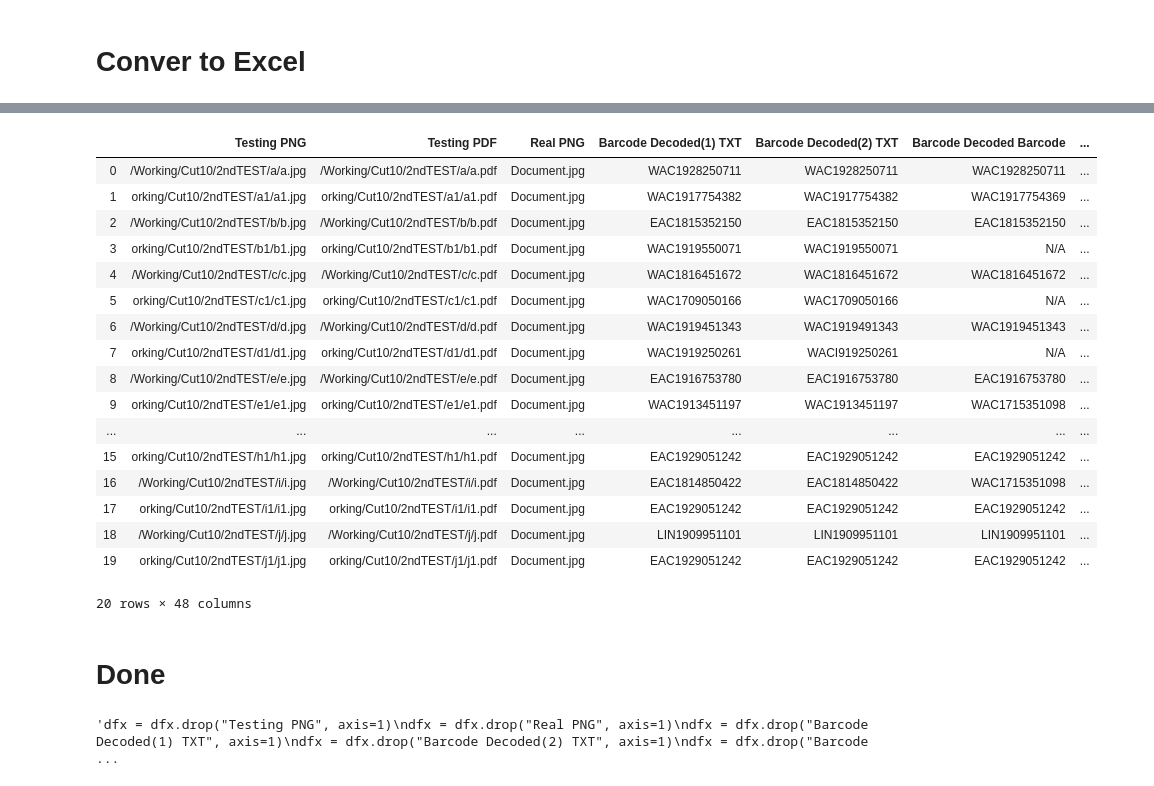
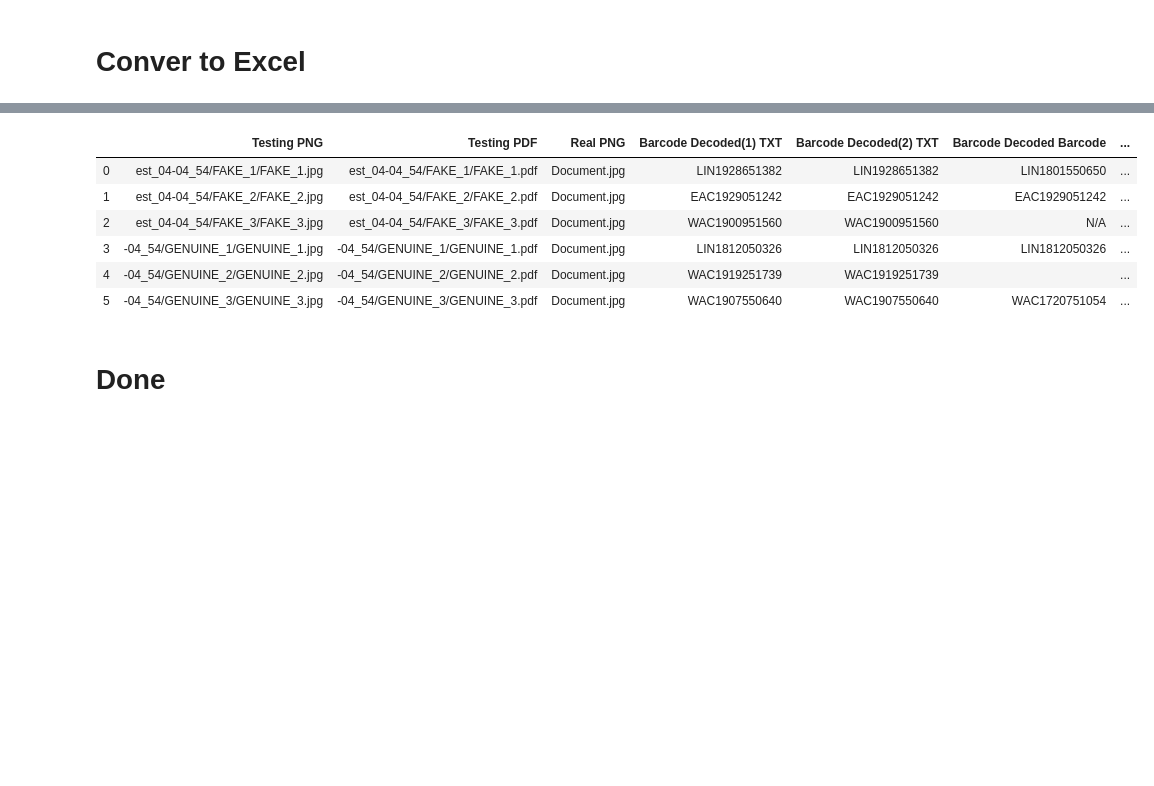
Before and after one commit to Kunal2341/fakerealdocument, a Jupyter notebook: JupyterNotebook/Everything.ipynb, the cells around one changed output, grey strips where cells are left out. Saved outputs shown, nothing was run; the diff lists cells and outputs as text; code cells hidden in the pictures; blank space fills up the shorter version.

```diff
--- a/JupyterNotebook/Everything.ipynb
+++ b/JupyterNotebook/Everything.ipynb
@@ -582,7 +581,7 @@ def WaterMarkAverage(file1, array2):
             x = perceBlack+perceGreen
             IDK_X = center_XXX-distance*2+1
             IDK_Y = center_YYY-distance*2+1
-            if (perceBlack > 60):
+            if (perceBlack > 30):
                 arrayNew[IDK_Y][IDK_X]=[0,0,0]
                 definitivVALUEAVERAGE = False
             else:
@@ -794,6 +793,3 @@ def labelDetect(MAINIMAGEFILEPNG):
         print("Something wrong with Label")
 
     return (LLabel1, LConfid1, LLabel2, LConfid2, LLabel3, LConfid3)
-# %%
-PERCENT_BLUE_DIFFERENCE_TITLE = 10
-print(PERCENT_BLUE_DIFFERENCE_TITLE < 28.5)
@@ -1088,11 +1083,8 @@ aARRAY,bARRAY,cARRAY,dARRAY,eARRAY,fARRAY,gARRAY,hARRAY,iARRAY,jARRAY,kARRAY,lAR
 # %%
 %%time
 FILEREAL = '/Users/kunal/Documents/VdartWorking/realFake/Document.jpg'
-print("a-t(1-20) is real and t-n1(21-40) is fake")
 
-testingDIR = "/Users/kunal/Documents/VdartWorking/NEWDOCUMENTS/Working/Cut10/2ndTEST/"
-realDIR = "/Users/kunal/Documents/VdartWorking/NEWDOCUMENTS/Working/Cut10/Real/"
-fakeDIR = "/Users/kunal/Documents/VdartWorking/NEWDOCUMENTS/Working/Cut10/Fake/"
+testingDIR = "/Users/kunal/Documents/VdartWorking/NEWDOCUMENTS/Working/test_04-04_54/"
 
 os.chdir(testingDIR)
 count = 0
@@ -1108,7 +1100,7 @@ for i in os.listdir(testingDIR):
     convert_pdf_2_image(pathName, i,(698,910))
     pngFile = finalDirPIC
     print(pngFile)
-    print(finalDir)
+    #print(finalDir)
     a,b,c,d,e,f,g,h,i,j,k,l,m,n,o,p,q,r,s,t,u,v,w,x,y,z,a1,b1,c1,d1,e1,f1,g1,h1,i1,j1,k1,l1,m1,n1,o1,p1,q1,r1,s1,t1,u1,v1 = realfake(pngFile, finalDir, FILEREAL)
     appendthefiles(a,b,c,d,e,f,g,h,i,j,k,l,m,n,o,p,q,r,s,t,u,v,w,x,y,z,a1,b1,c1,d1,e1,f1,g1,h1,i1,j1,k1,l1,m1,n1,o1,p1,q1,r1,s1,t1,u1,v1)
     print("DONE")
@@ -1229,6 +1204,7 @@ for i in cARRAY:
 # %% [markdown]
 # Conver to Excel
 # %%
+
 data = {"Testing PNG": aARRAYNEW,
         "Testing PDF": bARRAYNEW,
         "Real PNG" : cARRAYNEW,
@@ -1266,15 +1242,15 @@ data = {"Testing PNG": aARRAYNEW,
         "Known KeyPoints": j1ARRAY,
         "Total Matches": k1ARRAY,
         "Matches Ratio 0.6" :l1ARRAY,
-        "Matches Ratio 0.65": m1ARRAY,
-        "Matches Ratio 0.7": n1ARRAY,
-        "Matches Distance 80": o1ARRAY,
-        "Matches Distance 85": p1ARRAY,
-        "Matches Distance 90": q1ARRAY,
-        "Label 1 Detected" : r1ARRAY,
-        "Label 1 Confidence" : s1ARRAY,
-        "Label 2 Detected" : t1ARRAY,
-        "Label 2 Confidence" : u1ARRAY,
-        "Label 3 Detected" : v1ARRAY,
-        "Label 3 Confidence" : v1ARRAY
+        "Matches Ratio 0.65": l1ARRAY,
+        "Matches Ratio 0.7": m1ARRAY,
+        "Matches Distance 80": n1ARRAY,
+        "Matches Distance 85": o1ARRAY,
+        "Matches Distance 90": p1ARRAY,
+        "Label 1 Detected" : q1ARRAY,
+        "Label 1 Confidence" : r1ARRAY,
+        "Label 2 Detected" : s1ARRAY,
+        "Label 2 Confidence" : t1ARRAY,
+        "Label 3 Detected" : u1ARRAY,
+        "FINAL GRADE" : v1ARRAY
        }
@@ -1281,25 +1275,14 @@ data = {"Testing PNG": aARRAYNEW,
 # %%
 df = pd.DataFrame(data)
-df.to_excel("FINALOUTPUT.xlsx")
+df.to_excel("FINALOUTPUTxx.xlsx")
 df
 # %% [output]
 |  | Testing PNG | Testing PDF | Real PNG | Barcode Decoded(1) TXT | Barcode Decoded(2) TXT | Barcode Decoded Barcode | ... |
-| 0 | /Working/Cut10/2ndTEST/a/a.jpg | /Working/Cut10/2ndTEST/a/a.pdf | Document.jpg | WAC1928250711 | WAC1928250711 | WAC1928250711 | ... |
-| 1 | orking/Cut10/2ndTEST/a1/a1.jpg | orking/Cut10/2ndTEST/a1/a1.pdf | Document.jpg | WAC1917754382 | WAC1917754382 | WAC1917754369 | ... |
-| 2 | /Working/Cut10/2ndTEST/b/b.jpg | /Working/Cut10/2ndTEST/b/b.pdf | Document.jpg | EAC1815352150 | EAC1815352150 | EAC1815352150 | ... |
-| 3 | orking/Cut10/2ndTEST/b1/b1.jpg | orking/Cut10/2ndTEST/b1/b1.pdf | Document.jpg | WAC1919550071 | WAC1919550071 | N/A | ... |
-| 4 | /Working/Cut10/2ndTEST/c/c.jpg | /Working/Cut10/2ndTEST/c/c.pdf | Document.jpg | WAC1816451672 | WAC1816451672 | WAC1816451672 | ... |
-| 5 | orking/Cut10/2ndTEST/c1/c1.jpg | orking/Cut10/2ndTEST/c1/c1.pdf | Document.jpg | WAC1709050166 | WAC1709050166 | N/A | ... |
-| 6 | /Working/Cut10/2ndTEST/d/d.jpg | /Working/Cut10/2ndTEST/d/d.pdf | Document.jpg | WAC1919451343 | WAC1919491343 | WAC1919451343 | ... |
-| 7 | orking/Cut10/2ndTEST/d1/d1.jpg | orking/Cut10/2ndTEST/d1/d1.pdf | Document.jpg | WAC1919250261 | WACI919250261 | N/A | ... |
-| 8 | /Working/Cut10/2ndTEST/e/e.jpg | /Working/Cut10/2ndTEST/e/e.pdf | Document.jpg | EAC1916753780 | EAC1916753780 | EAC1916753780 | ... |
-| 9 | orking/Cut10/2ndTEST/e1/e1.jpg | orking/Cut10/2ndTEST/e1/e1.pdf | Document.jpg | WAC1913451197 | WAC1913451197 | WAC1715351098 | ... |
-| ... | ... | ... | ... | ... | ... | ... | ... |
-| 15 | orking/Cut10/2ndTEST/h1/h1.jpg | orking/Cut10/2ndTEST/h1/h1.pdf | Document.jpg | EAC1929051242 | EAC1929051242 | EAC1929051242 | ... |
-| 16 | /Working/Cut10/2ndTEST/i/i.jpg | /Working/Cut10/2ndTEST/i/i.pdf | Document.jpg | EAC1814850422 | EAC1814850422 | WAC1715351098 | ... |
-| 17 | orking/Cut10/2ndTEST/i1/i1.jpg | orking/Cut10/2ndTEST/i1/i1.pdf | Document.jpg | EAC1929051242 | EAC1929051242 | EAC1929051242 | ... |
-| 18 | /Working/Cut10/2ndTEST/j/j.jpg | /Working/Cut10/2ndTEST/j/j.pdf | Document.jpg | LIN1909951101 | LIN1909951101 | LIN1909951101 | ... |
-| 19 | orking/Cut10/2ndTEST/j1/j1.jpg | orking/Cut10/2ndTEST/j1/j1.pdf | Document.jpg | EAC1929051242 | EAC1929051242 | EAC1929051242 | ... |
+| 0 | est_04-04_54/FAKE_1/FAKE_1.jpg | est_04-04_54/FAKE_1/FAKE_1.pdf | Document.jpg | LIN1928651382 | LIN1928651382 | LIN1801550650 | ... |
+| 1 | est_04-04_54/FAKE_2/FAKE_2.jpg | est_04-04_54/FAKE_2/FAKE_2.pdf | Document.jpg | EAC1929051242 | EAC1929051242 | EAC1929051242 | ... |
+| 2 | est_04-04_54/FAKE_3/FAKE_3.jpg | est_04-04_54/FAKE_3/FAKE_3.pdf | Document.jpg | WAC1900951560 | WAC1900951560 | N/A | ... |
+| 3 | -04_54/GENUINE_1/GENUINE_1.jpg | -04_54/GENUINE_1/GENUINE_1.pdf | Document.jpg | LIN1812050326 | LIN1812050326 | LIN1812050326 | ... |
+| 4 | -04_54/GENUINE_2/GENUINE_2.jpg | -04_54/GENUINE_2/GENUINE_2.pdf | Document.jpg | WAC1919251739 | WAC1919251739 |  | ... |
+| 5 | -04_54/GENUINE_3/GENUINE_3.jpg | -04_54/GENUINE_3/GENUINE_3.pdf | Document.jpg | WAC1907550640 | WAC1907550640 | WAC1720751054 | ... |
-20 rows × 48 columns
 # %% [markdown]
 # Done
@@ -1306,5 +1291,6 @@ df
 # %%
-dfx = df
+dfx = dfxx
+df = dfxx
 """dfx = dfx.drop("Testing PNG", axis=1)
 dfx = dfx.drop("Real PNG", axis=1)
 dfx = dfx.drop("Barcode Decoded(1) TXT", axis=1)
@@ -1315,7 +1301,5 @@ dfx = dfx.drop("Testing PNG", axis=1)
 dfx = dfx.drop("Testing PNG", axis=1)
 dfx = dfx.drop("Testing PNG", axis=1)
 dfx = dfx.drop("Testing PNG", axis=1)"""
-# %% [output]
-'dfx = dfx.drop("Testing PNG", axis=1)\ndfx = dfx.drop("Real PNG", axis=1)\ndfx = dfx.drop("Barcode Decoded(1) TXT", axis=1)\ndfx = dfx.drop("Barcode Decoded(2) TXT", axis=1)\ndfx = dfx.drop("Barcode  ...
 # %%
 df
```
Also changed, not shown: parts of 19 cells of this notebook, 10 other files.
